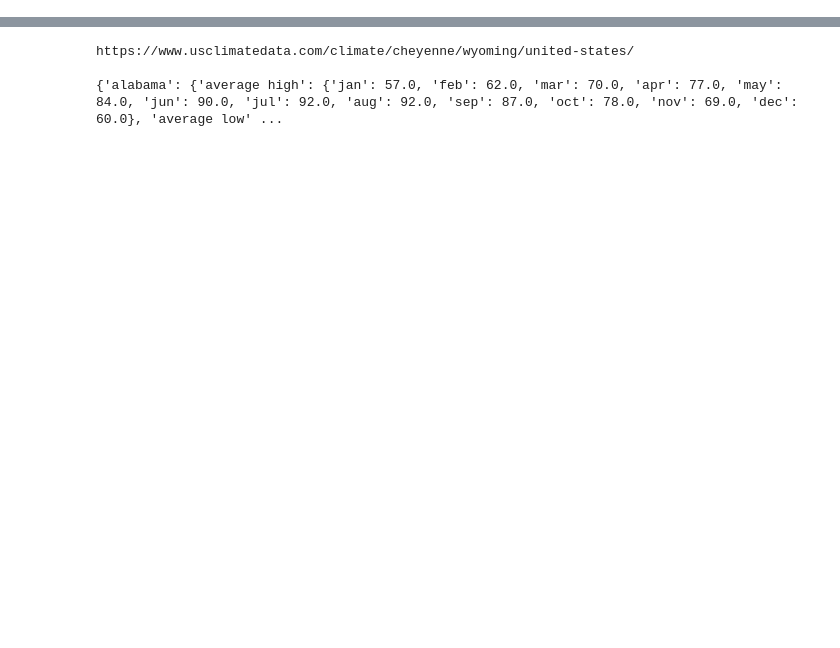
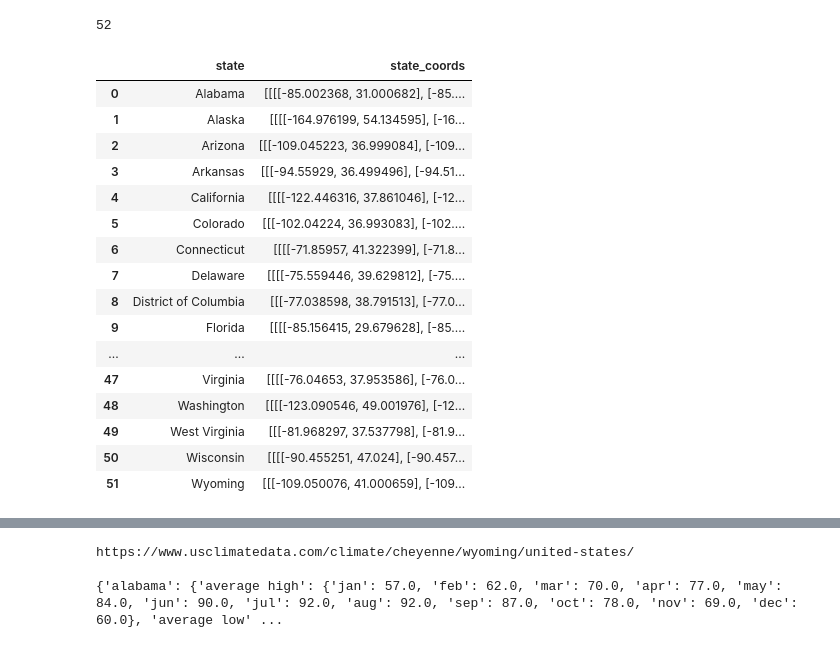
Before and after one commit to jforbis/project3-weathermap, a Jupyter notebook: scrape_files/forbis test/john weather scrape.ipynb, the cells around one changed output, grey strips where cells are left out. Drawn from its saved outputs; the diff is of its cells as text; code cells hidden in the pictures; blank space fills up the shorter version.

```diff
--- a/scrape_files/forbis test/john weather scrape.ipynb
+++ b/scrape_files/forbis test/john weather scrape.ipynb
@@ -3,0 +89,23 @@ import json
+# %%
+coords_df = coords_df.reset_index(drop=True)
+print(len(coords_df["state"]))
+coords_df
+# %% [output]
+52
+|  | state | state_coords |
+| 0 | Alabama | [[[[-85.002368, 31.000682], [-85.... |
+| 1 | Alaska | [[[[-164.976199, 54.134595], [-16... |
+| 2 | Arizona | [[[-109.045223, 36.999084], [-109... |
+| 3 | Arkansas | [[[-94.55929, 36.499496], [-94.51... |
+| 4 | California | [[[[-122.446316, 37.861046], [-12... |
+| 5 | Colorado | [[[-102.04224, 36.993083], [-102.... |
+| 6 | Connecticut | [[[[-71.85957, 41.322399], [-71.8... |
+| 7 | Delaware | [[[[-75.559446, 39.629812], [-75.... |
+| 8 | District of Columbia | [[[-77.038598, 38.791513], [-77.0... |
+| 9 | Florida | [[[[-85.156415, 29.679628], [-85.... |
+| ... | ... | ... |
+| 47 | Virginia | [[[[-76.04653, 37.953586], [-76.0... |
+| 48 | Washington | [[[[-123.090546, 49.001976], [-12... |
+| 49 | West Virginia | [[[-81.968297, 37.537798], [-81.9... |
+| 50 | Wisconsin | [[[[-90.455251, 47.024], [-90.457... |
+| 51 | Wyoming | [[[-109.050076, 41.000659], [-109... |
```
Also changed, not shown: parts of 20 cells of this notebook, 6 other files.
